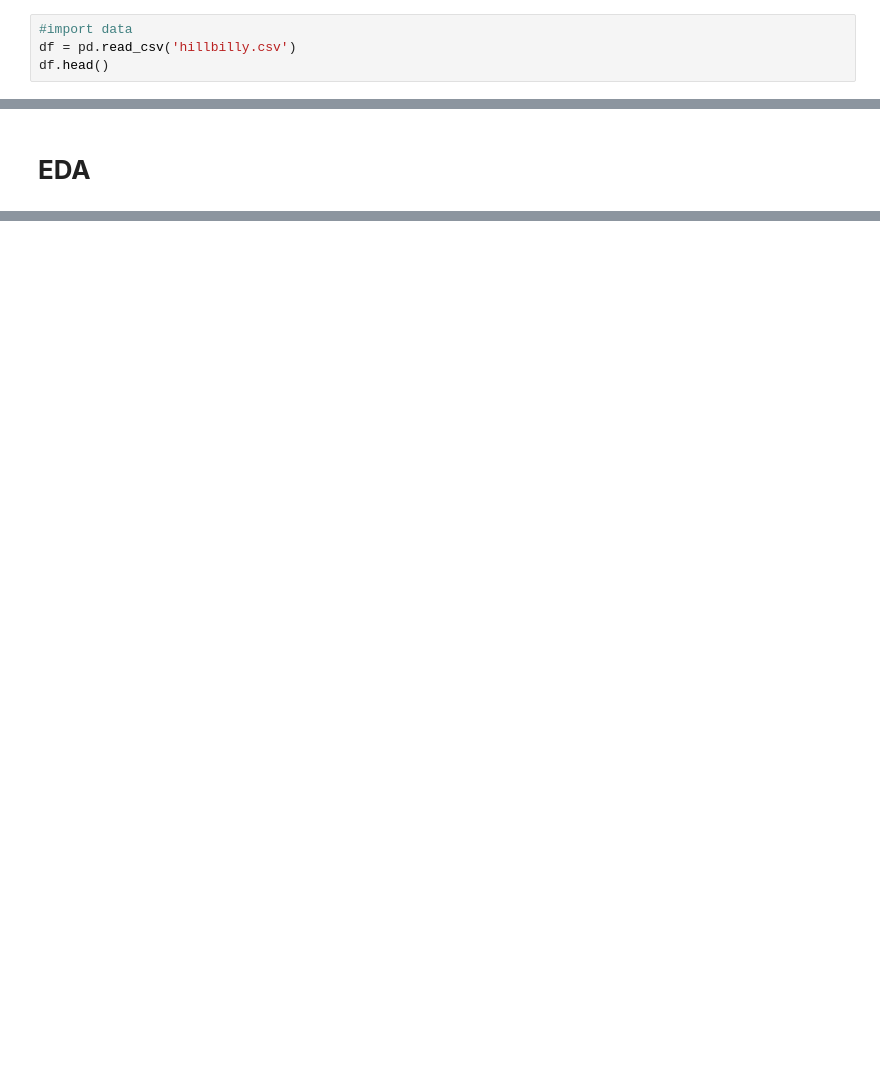
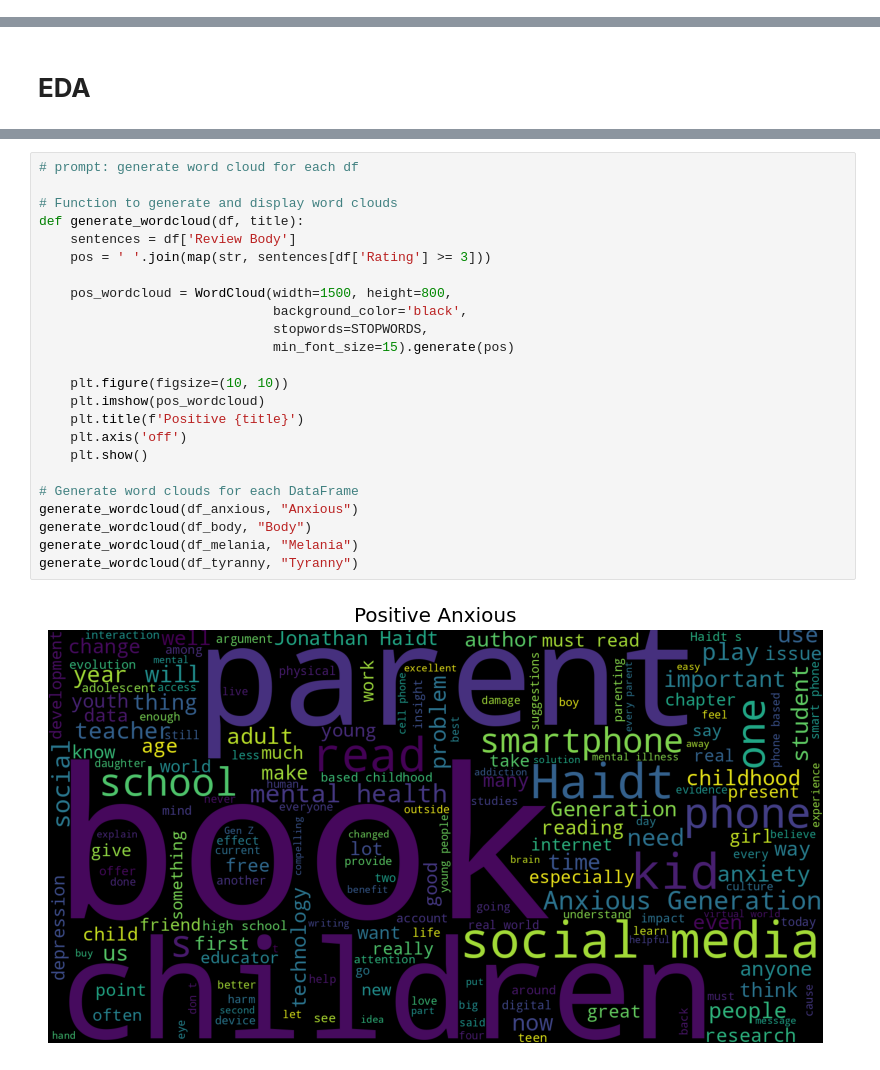
Before and after one commit to sutanto5/Amazon_WebScraper, a Jupyter notebook: Amazon_Sentiment_Analysis.ipynb, the cells around one changed output, grey strips where cells are left out. Drawn from its saved outputs; the diff is of its cells as text; blank space fills up the shorter version.

```diff
--- a/Amazon_Sentiment_Analysis.ipynb
+++ b/Amazon_Sentiment_Analysis.ipynb
@@ -24,4 +6,0 @@ True
-# %%
-#import data
-df = pd.read_csv('hillbilly.csv')
-df.head()
@@ -305,0 +248,26 @@ MergeError: No common columns to perform merge on. Merge options: left_on=None,
+# %%
+# prompt: generate word cloud for each df
+
+# Function to generate and display word clouds
+def generate_wordcloud(df, title):
+    sentences = df['Review Body']
+    pos = ' '.join(map(str, sentences[df['Rating'] >= 3]))
+
+    pos_wordcloud = WordCloud(width=1500, height=800,
+                              background_color='black',
+                              stopwords=STOPWORDS,
+                              min_font_size=15).generate(pos)
+
+    plt.figure(figsize=(10, 10))
+    plt.imshow(pos_wordcloud)
+    plt.title(f'Positive {title}')
+    plt.axis('off')
+    plt.show()
+
+# Generate word clouds for each DataFrame
+generate_wordcloud(df_anxious, "Anxious")
+generate_wordcloud(df_body, "Body")
+generate_wordcloud(df_melania, "Melania")
+generate_wordcloud(df_tyranny, "Tyranny")
+# %% [output]
+[figure, added]
```
Also changed, not shown: parts of 67 cells of this notebook.
